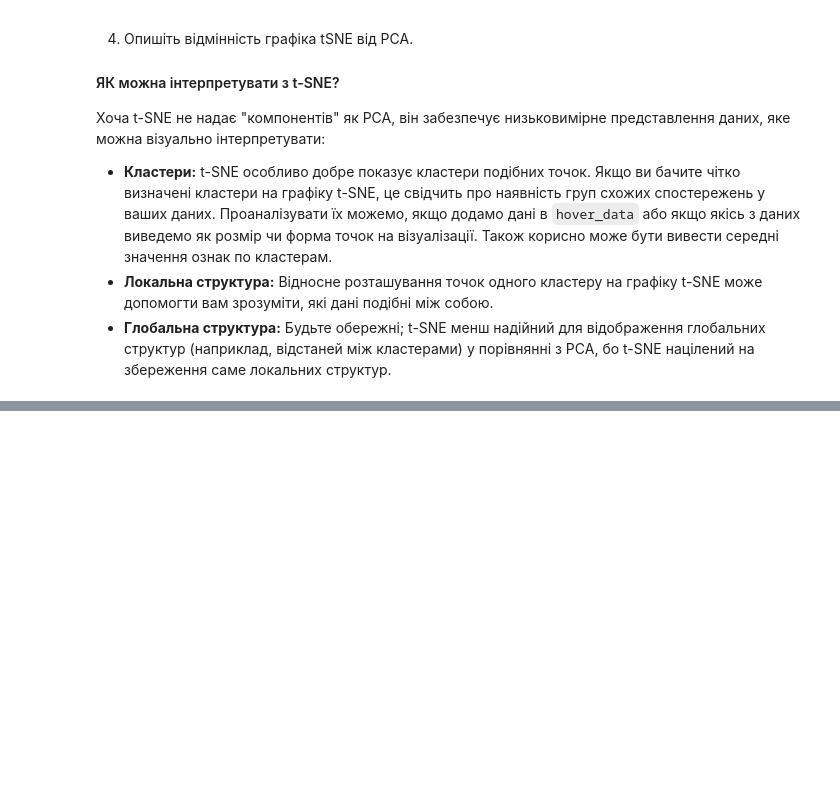
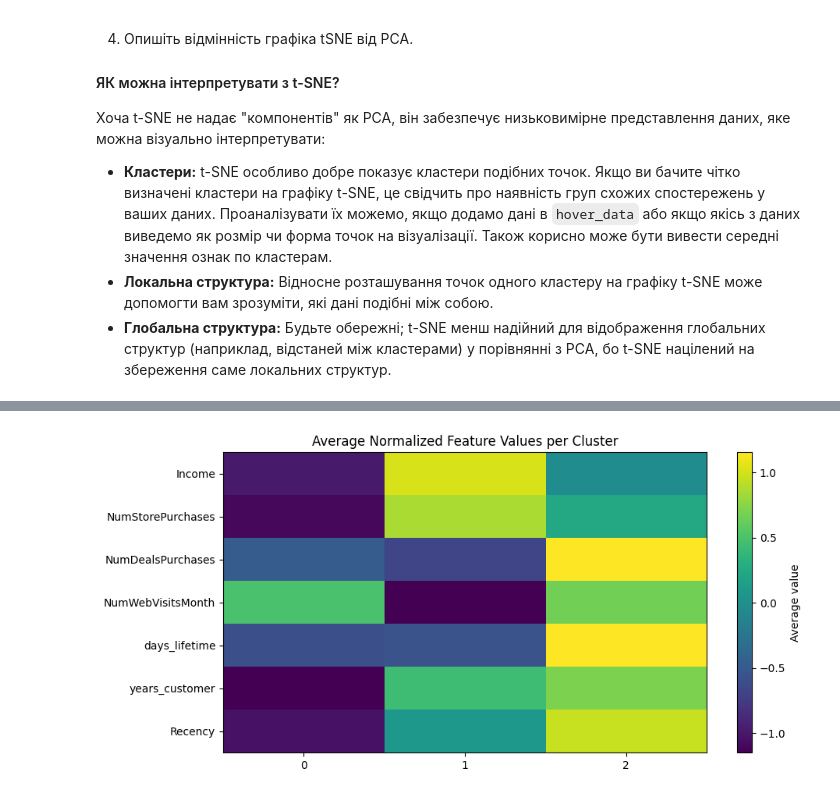
Before and after one commit to Maxstef/data-loves-ml-for-people-course, a Jupyter notebook: notebooks/3_2_dimensionality_reduction/HW_Методи_пониження_розмірності.ipynb, the cells around one changed output, grey strips where cells are left out. Drawn from its saved outputs; the diff is of its cells as text; code cells hidden in the pictures; blank space fills up the shorter version.

```diff
--- a/notebooks/3_2_dimensionality_reduction/HW_Методи_пониження_розмірності.ipynb
+++ b/notebooks/3_2_dimensionality_reduction/HW_Методи_пониження_розмірності.ipynb
@@ -519,0 +730,13 @@ plot_pca_loadings(pca, X_scaled_no_income) # .drop(['Cluster'], axis=1)
+# %%
+feature_cols = [
+    "Income",
+    "NumStorePurchases",
+    "NumDealsPurchases",
+    "NumWebVisitsMonth",
+    "days_lifetime",
+    "years_customer",
+    "Recency"
+]
+
+cluster_profile = tsne_300_df.groupby("Cluster")[feature_cols].mean()
+cluster_profile.T
@@ -519,0 +752,18 @@ plot_pca_loadings(pca, X_scaled_no_income) # .drop(['Cluster'], axis=1)
+# %%
+import matplotlib.pyplot as plt
+
+cluster_profile_norm = cluster_profile.apply(
+    lambda x: (x - x.mean()) / x.std()
+)
+
+plt.figure(figsize=(10, 5))
+plt.imshow(cluster_profile_norm.T, aspect="auto")
+
+plt.yticks(range(len(feature_cols)), feature_cols)
+plt.xticks(range(len(cluster_profile_norm.index)), cluster_profile_norm.index)
+
+plt.colorbar(label="Average value")
+plt.title("Average Normalized Feature Values per Cluster")
+plt.show()
+# %% [output]
+[figure, added]
```
Also changed, not shown: parts of 8 cells of this notebook.
